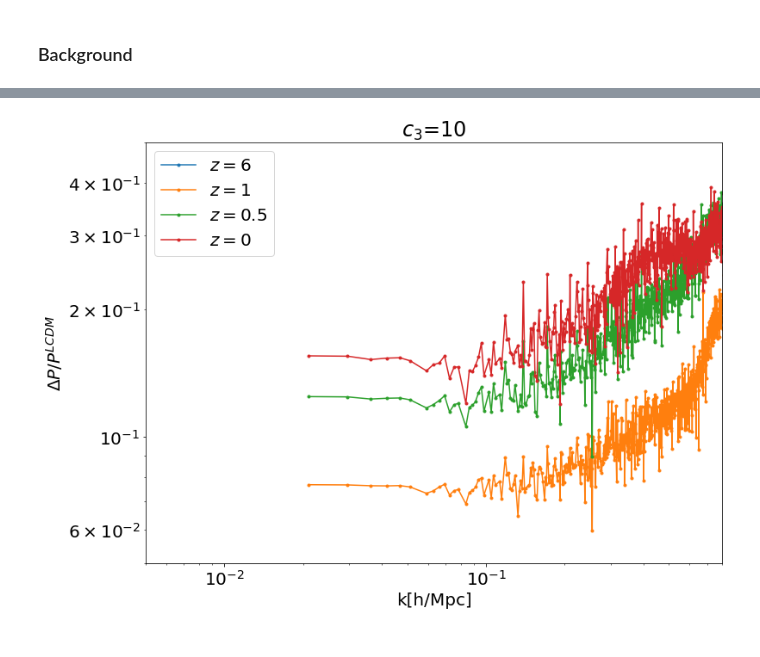
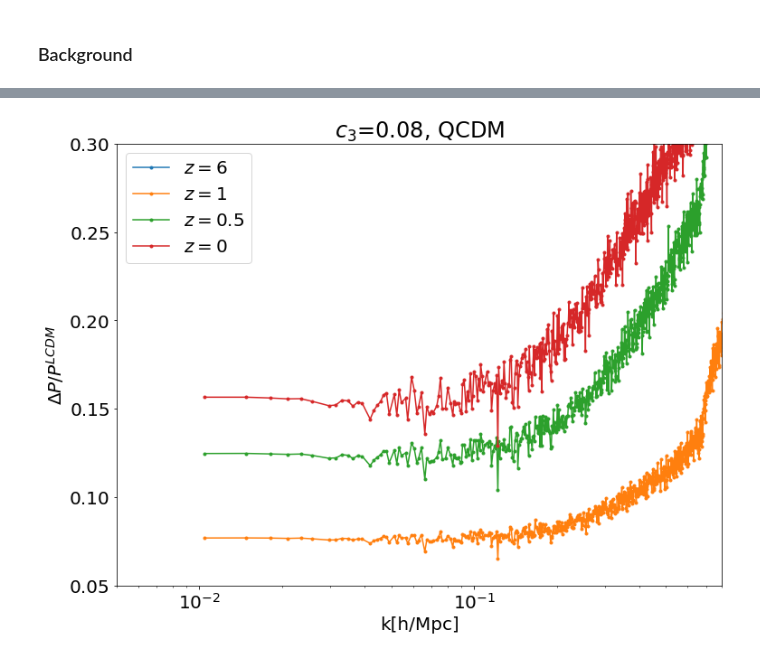
Before and after one commit to FarbodHassani/MG-evolution, a Jupyter notebook: notebooks/Cubic_Galilean.ipynb, the cells around one changed output, grey strips where cells are left out. Drawn from its saved outputs; the diff is of its cells as text; code cells hidden in the pictures.

```diff
--- a/notebooks/Cubic_Galilean.ipynb
+++ b/notebooks/Cubic_Galilean.ipynb
@@ -10,18 +10,24 @@ def nested_dict(n, type):
         return defaultdict(lambda: nested_dict(n-1, type))
 # %%
 data = nested_dict(4, list)
-z_all= [100, 50, 10, 6, 1, 0.5, 0]
+z_all= [100, 50, 10, 6, 2, 1, 0.5, 0]
 
-data['bg']['cg'] =  np.loadtxt("./Cubic_galilan/CG/file__background.dat")
-data['bg']['lcdm'] =  np.loadtxt("./Cubic_galilan/LCDM/file__background.dat")
+data['bg']['cg_0d1'] =  np.loadtxt("./CG_ks0d1//file__background.dat")
+data['bg']['cg_0d5'] =  np.loadtxt("./CG_ks0d5///file__background.dat")
+data['bg']['cg_1'] =  np.loadtxt("./CG_ks1///file__background.dat")
+data['bg']['qcdm'] =  np.loadtxt("./QCDM///file__background.dat")
+data['bg']['lcdm'] =  np.loadtxt(".//LCDM//file__background.dat")
 
 for z in z_all:
     index = z_all.index(z);
-    data['phi']['cg']['z='+str(z)] = np.loadtxt("./Cubic_galilan/CG/pk00"+str(index)+"_phi.dat")
-    data['delta']['cg']['z='+str(z)] = np.loadtxt("./Cubic_galilan/CG/pk00"+str(index)+"_delta.dat")
-
-    data['phi']['lcdm']['z='+str(z)] = np.loadtxt("./Cubic_galilan/LCDM/pk00"+str(index)+"_phi.dat")
-    data['delta']['lcdm']['z='+str(z)] = np.loadtxt("./Cubic_galilan/LCDM/pk00"+str(index)+"_delta.dat")
+#     data['phi']['cg']['z='+str(z)] = np.loadtxt("./Cubic_galilan/CG/pk00"+str(index)+"_phi.dat")
+    data['delta']['cg_0d01']['z='+str(z)] = np.loadtxt("./CG_ks0d01/pk00"+str(index)+"_delta.dat")
+    data['delta']['cg_0d1']['z='+str(z)] = np.loadtxt("./CG_ks0d1/pk00"+str(index)+"_delta.dat")
+    data['delta']['cg_0d5']['z='+str(z)] = np.loadtxt("./CG_ks0d5/pk00"+str(index)+"_delta.dat")
+    data['delta']['cg_1']['z='+str(z)] = np.loadtxt("./CG_ks1//pk00"+str(index)+"_delta.dat")
+    data['delta']['cg_2']['z='+str(z)] = np.loadtxt("./CG_ks2//pk00"+str(index)+"_delta.dat")
+    data['delta']['qcdm']['z='+str(z)] = np.loadtxt("./QCDM/pk00"+str(index)+"_delta.dat")
+    data['delta']['lcdm']['z='+str(z)] = np.loadtxt(".//LCDM/pk00"+str(index)+"_delta.dat")
 # %% [markdown]
 ## Plots:
 # %% [markdown]
@@ -101,25 +72,25 @@ array([0.00990099, 0.01030092, 0.01071701, 0.01114991, 0.0116003 ,
 # %%
 plt.rcParams['font.size'] = 20
 fig = plt.figure(figsize=(12,9))
 
 for z in [6, 1,0.5,0]:
 
     k_ec_ref =  data['delta']['lcdm']['z='+str(z)][:,0]
     p_ec_ref =  data['delta']['lcdm']['z='+str(z)][:,1]
 
-    k_ec = data['delta']['cg']['z='+str(z)][:,0]
-    pk_ec = data['delta']['cg']['z='+str(z)][:,1]
+    k_ec = data['delta']['qcdm']['z='+str(z)][:,0]
+    pk_ec = data['delta']['qcdm']['z='+str(z)][:,1]
 
     plt.semilogx(k_ec_ref, (pk_ec/p_ec_ref)-1., ".-", label = "$z=$"+str(z))
 
 
-    plt.title(r"$c_3 $=10")
+    plt.title(r"$c_3 $=0.08, QCDM")
     plt.xlabel("k[h/Mpc]")
     plt.ylabel("$\Delta P/P^{LCDM}}$")
-    plt.ylim(0.05, 0.5)
+    plt.ylim(0.05, 0.3)
     plt.xlim(0.005, 0.8)
-    plt.yscale('log')
+#     plt.yscale('log')
     plt.legend()
 #     plt.savefig('H0rc1_z_'+str(z)+'.pdf', bbox_inches='tight')
 # %% [output]
-[figure, old version]
+[figure, new version]
```
Also changed, not shown: parts of 17 cells of this notebook, 26 other files.
